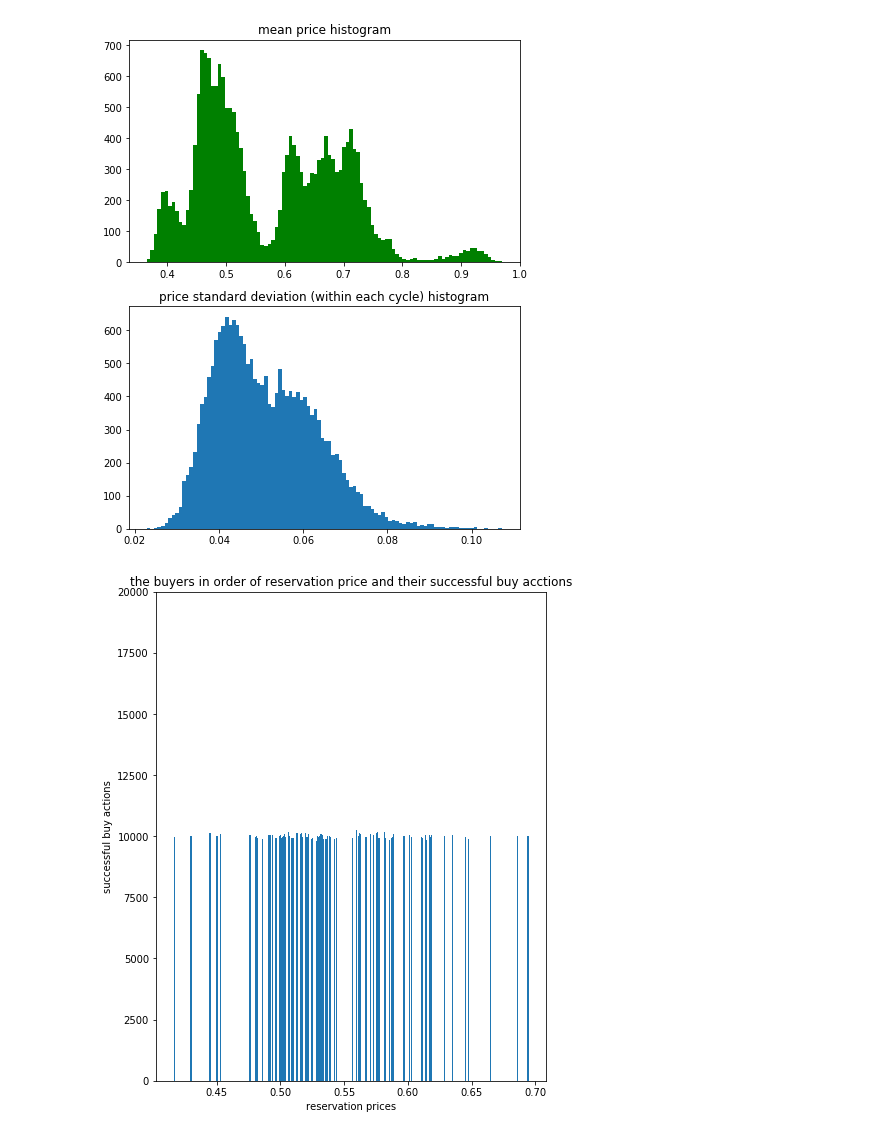
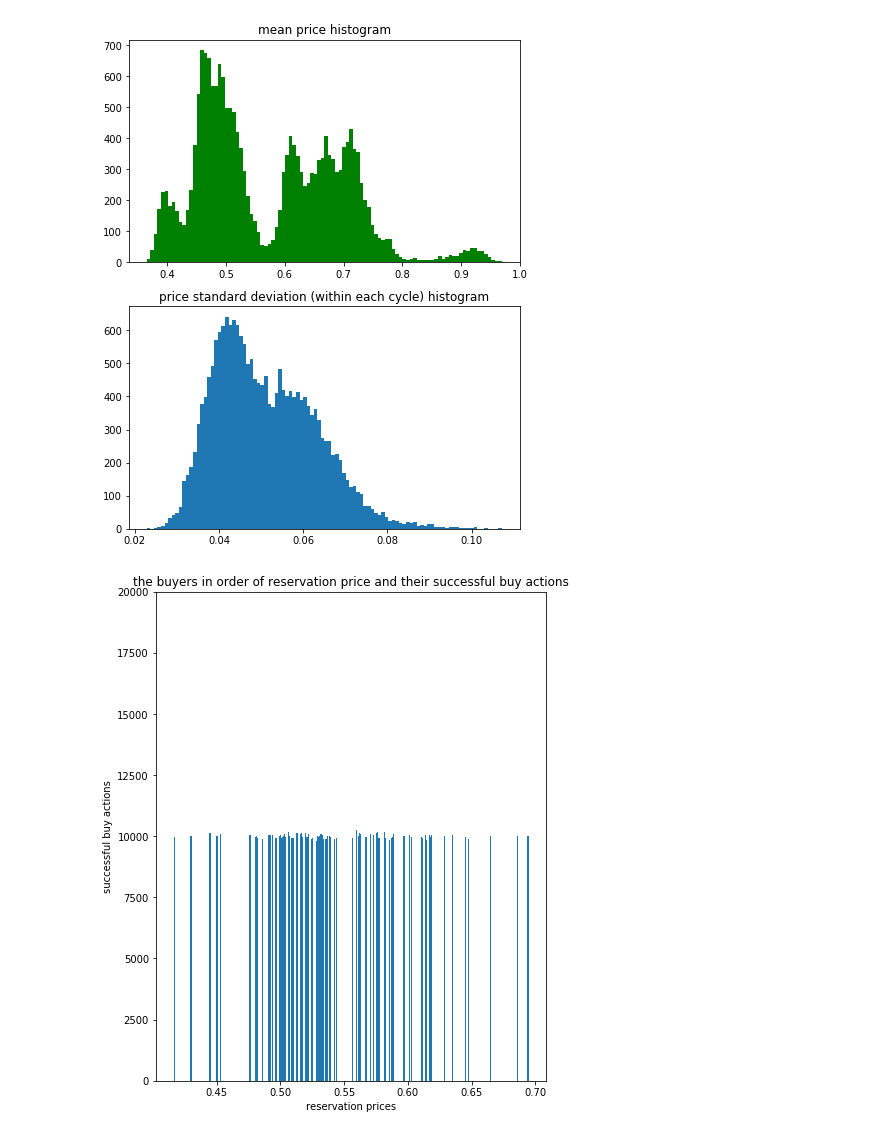
Before and after one commit to terna/microHayekianMarket, a Jupyter notebook: microCorruptedHayekianMarket_by-product.ipynb, the cells around one changed output. Saved outputs shown, nothing was run; the diff lists cells and outputs as text; code cells hidden in the pictures.

```diff
--- a/microCorruptedHayekianMarket_by-product.ipynb
+++ b/microCorruptedHayekianMarket_by-product.ipynb
@@ -222,14 +222,14 @@ if meanPriceStDev_ts_hist != []:
 # %%
 # the buyers in order of reservation price
 # and their successful buy acctions
 
 fig3=plt.figure(3,figsize=(7,9))
 plt.title("the buyers in order of reservation price "+\
-          "and their successful buy acctions");
+          "and their successful buy actions");
 plt.bar(list(zip(*sorted(buyerPriceList)))[0],\
          list(zip(*sorted(buyerPriceList)))[1],0.001)
 xlabel("reservation prices");
 ylabel("successful buy actions");
 plt.ylim(0, nCycles);
 # %% [output]
-[figure, old version]
+[figure, new version]
```
Also changed, not shown: 5 other files.
